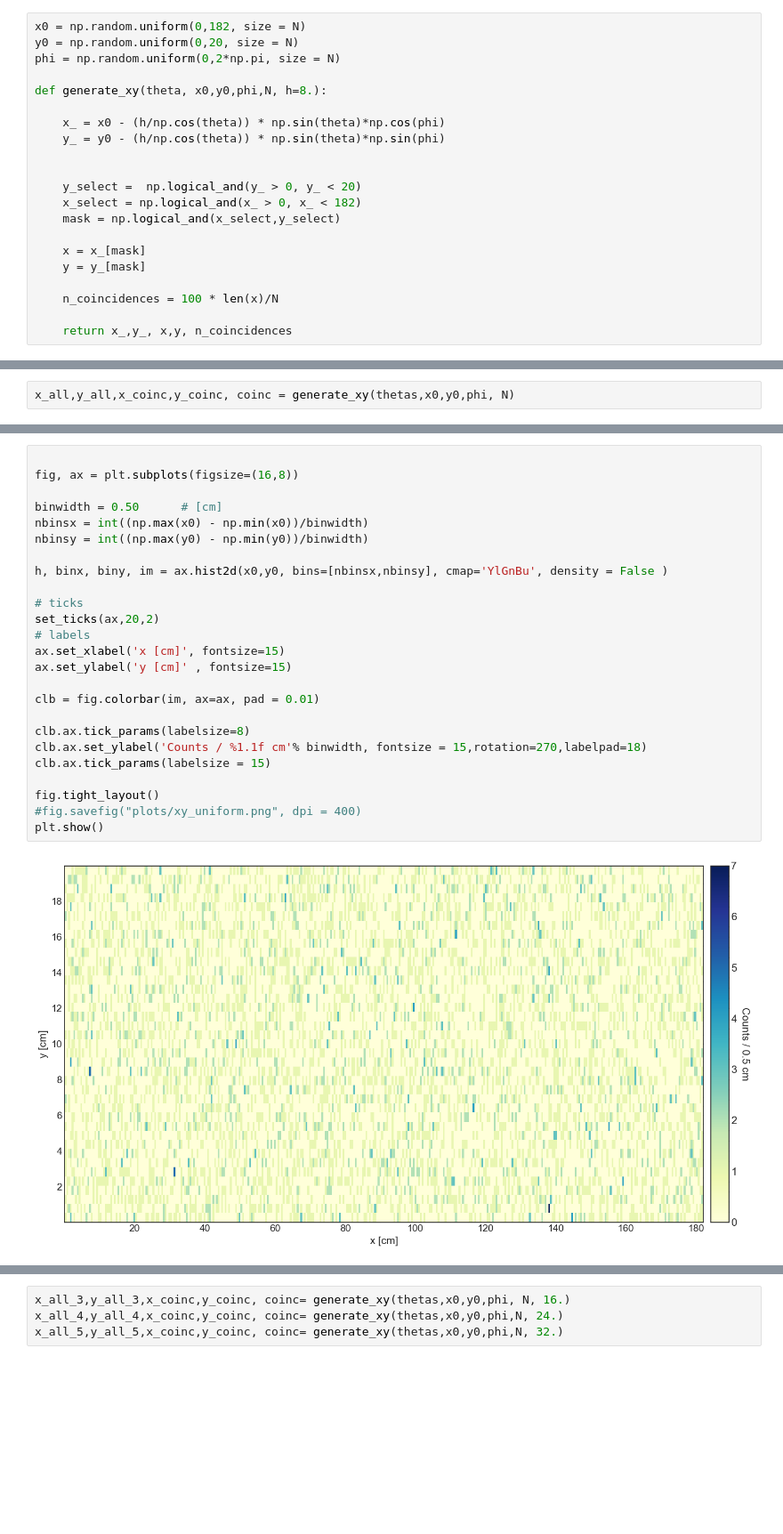
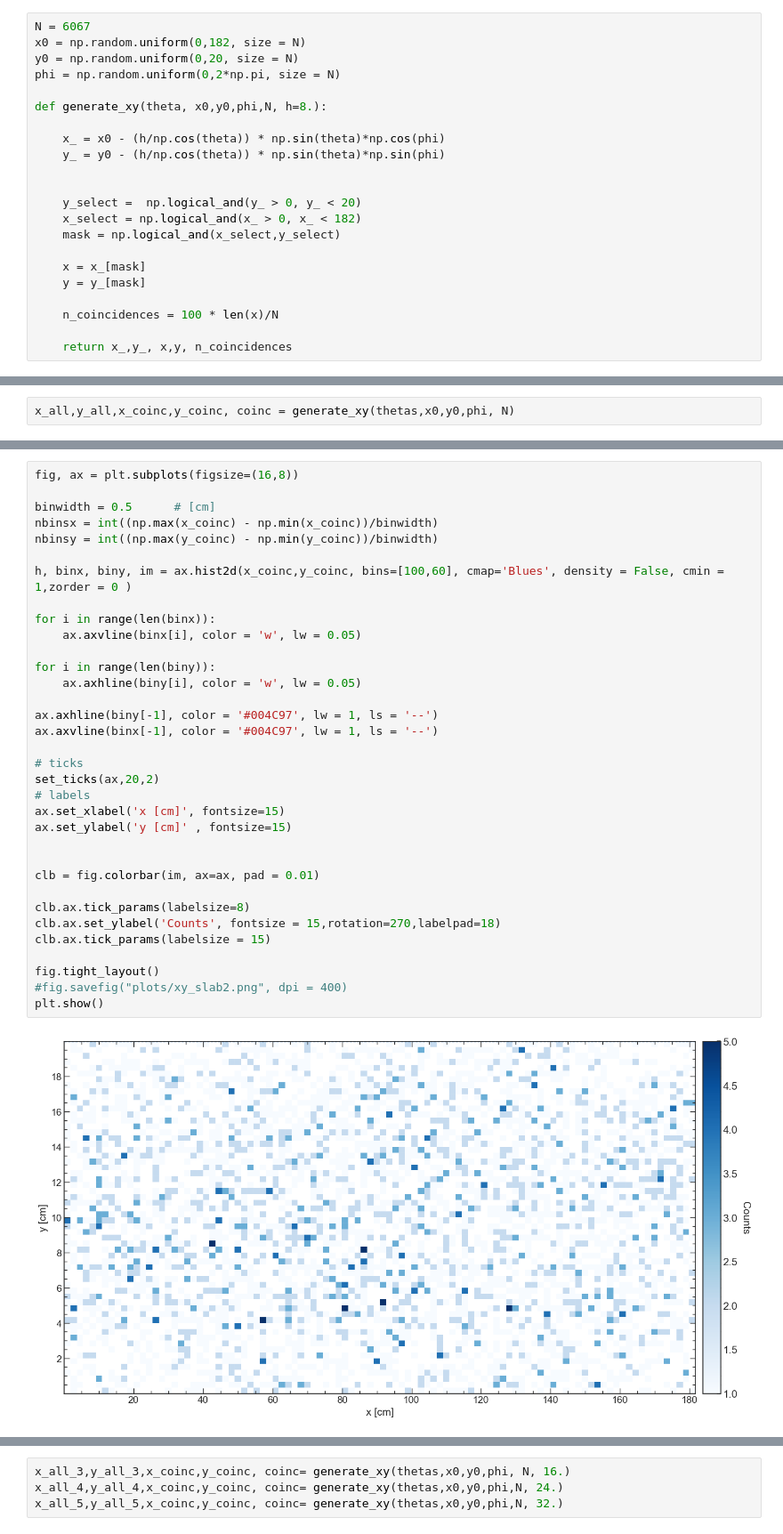
Before and after one commit to flycloud2010/MuonLifetime_lab, a Jupyter notebook: montecarlo/MC_slabs.ipynb, the cells around one changed output, grey strips where cells are left out. Shown at 89% size. Cells and saved outputs as stored; diff of their text form; blank space fills up the shorter version.

Commit message:
finished slabs

```diff
--- a/montecarlo/MC_slabs.ipynb
+++ b/montecarlo/MC_slabs.ipynb
@@ -175,4 +181,5 @@ coincidences between 1st and 2nd slab (1D) is 97.2 per cent
 # %%
+N = 6067
 x0 = np.random.uniform(0,182, size = N)
 y0 = np.random.uniform(0,20, size = N)
 phi = np.random.uniform(0,2*np.pi, size = N)
@@ -234,27 +275,36 @@ x_all,y_all,x_coinc,y_coinc, coinc = generate_xy(thetas,x0,y0,phi, N)
 # %%
-
 fig, ax = plt.subplots(figsize=(16,8))
 
-binwidth = 0.50      # [cm]
-nbinsx = int((np.max(x0) - np.min(x0))/binwidth)
-nbinsy = int((np.max(y0) - np.min(y0))/binwidth)
+binwidth = 0.5      # [cm]
+nbinsx = int((np.max(x_coinc) - np.min(x_coinc))/binwidth)
+nbinsy = int((np.max(y_coinc) - np.min(y_coinc))/binwidth)
 
-h, binx, biny, im = ax.hist2d(x0,y0, bins=[nbinsx,nbinsy], cmap='YlGnBu', density = False )
+h, binx, biny, im = ax.hist2d(x_coinc,y_coinc, bins=[100,60], cmap='Blues', density = False, cmin = 1,zorder = 0 )
+
+for i in range(len(binx)):
+    ax.axvline(binx[i], color = 'w', lw = 0.05)
+
+for i in range(len(biny)):
+    ax.axhline(biny[i], color = 'w', lw = 0.05)
+
+ax.axhline(biny[-1], color = '#004C97', lw = 1, ls = '--')
+ax.axvline(binx[-1], color = '#004C97', lw = 1, ls = '--')
 
 # ticks
 set_ticks(ax,20,2)
 # labels
 ax.set_xlabel('x [cm]', fontsize=15)
 ax.set_ylabel('y [cm]' , fontsize=15)
 
+
 clb = fig.colorbar(im, ax=ax, pad = 0.01)
 
 clb.ax.tick_params(labelsize=8)
-clb.ax.set_ylabel('Counts / %1.1f cm'% binwidth, fontsize = 15,rotation=270,labelpad=18)
+clb.ax.set_ylabel('Counts', fontsize = 15,rotation=270,labelpad=18)
 clb.ax.tick_params(labelsize = 15)
 
 fig.tight_layout()
-#fig.savefig("plots/xy_uniform.png", dpi = 400)
+#fig.savefig("plots/xy_slab2.png", dpi = 400)
 plt.show()
 # %% [output]
-[figure, old version]
+[figure, new version]
```
Also changed, not shown: parts of 22 cells of this notebook.
